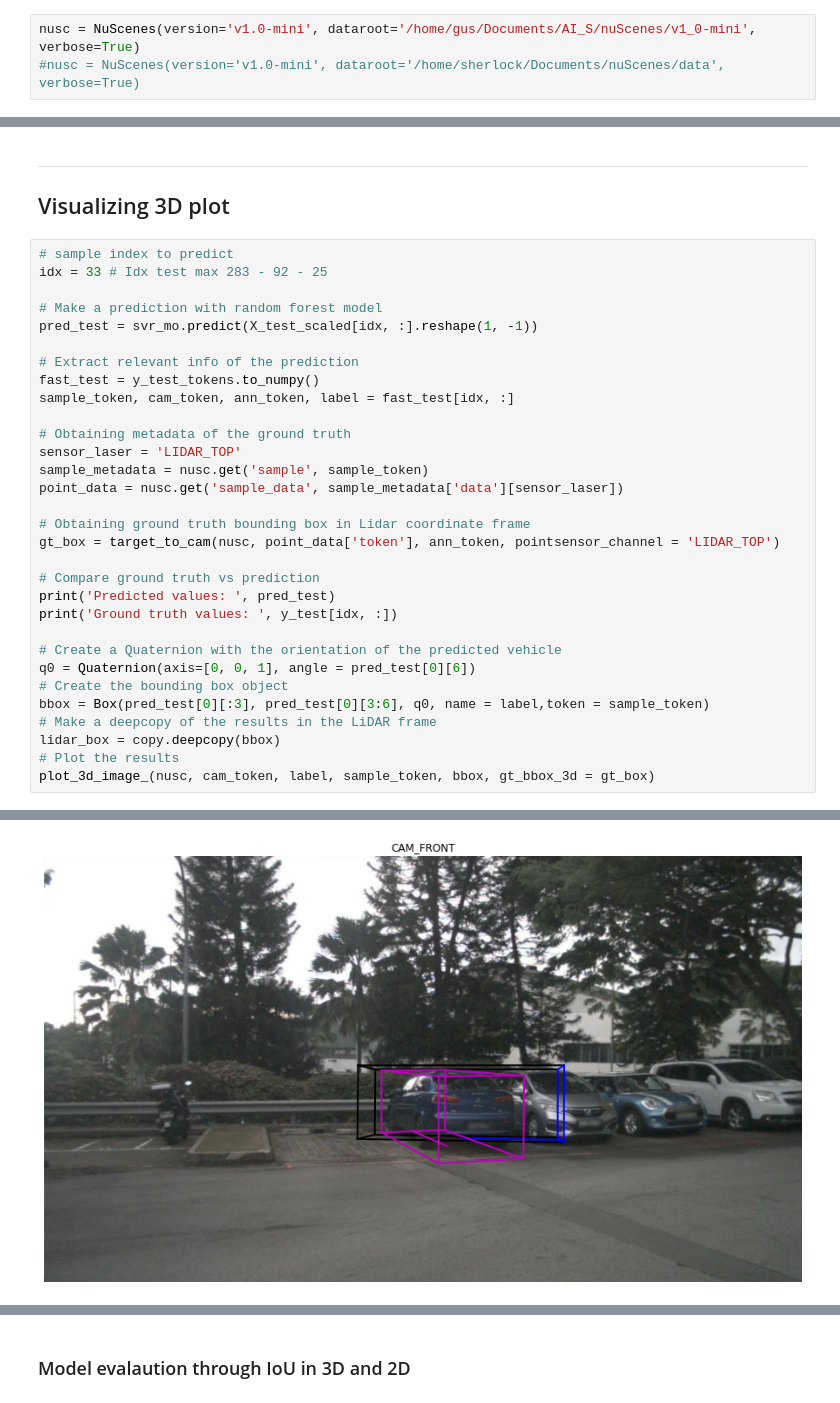
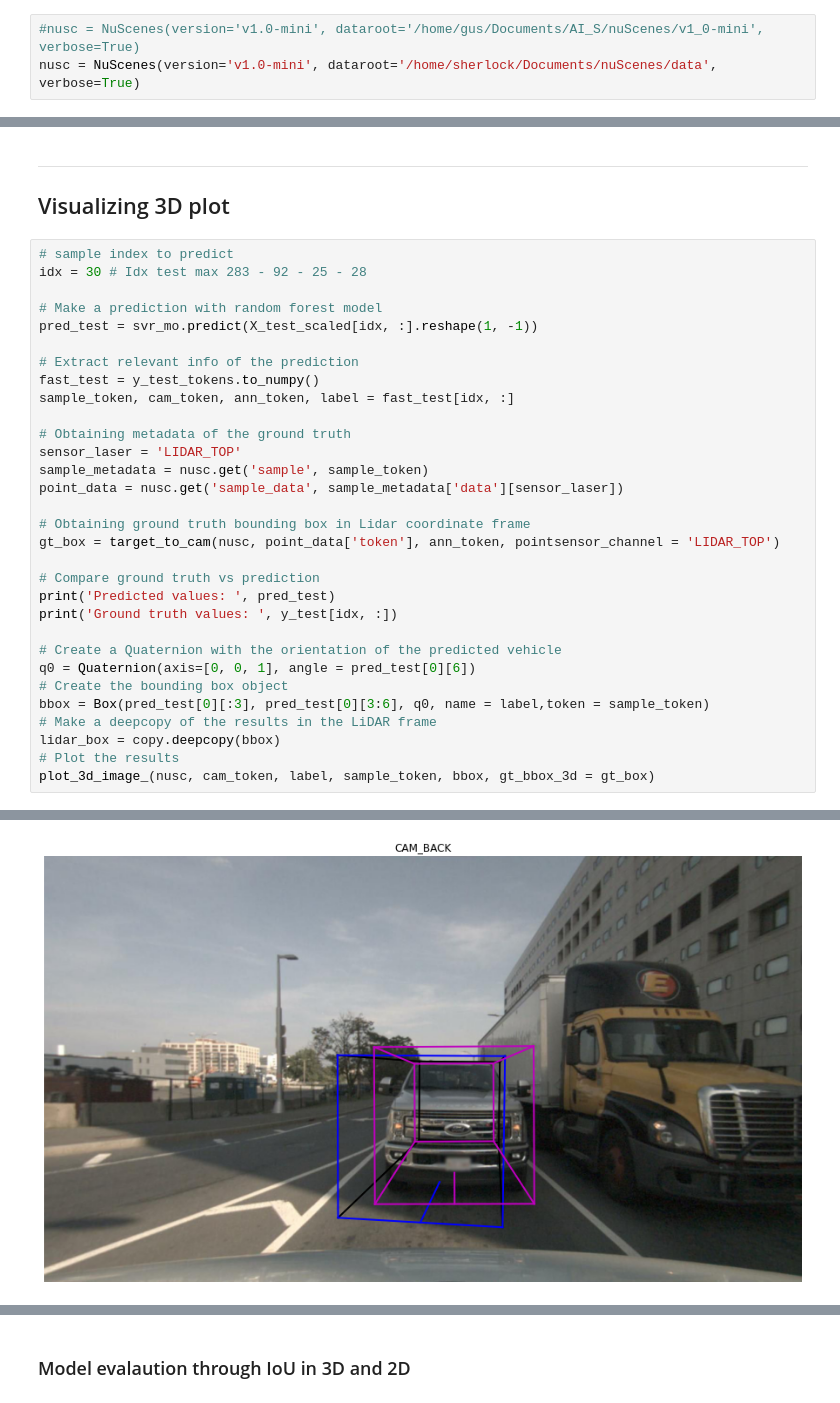
Before and after one commit to MikeS96/3d_obj_detection, a Jupyter notebook: 3D Bounding box regressor.ipynb, the cells around one changed output, grey strips where cells are left out. Cells and saved outputs as stored; diff of their text form.

```diff
--- a/3D Bounding box regressor.ipynb
+++ b/3D Bounding box regressor.ipynb
@@ -29,8 +29,8 @@ from utils.eval import get_3d_box, box3d_iou
 
 %matplotlib inline
 # %%
-nusc = NuScenes(version='v1.0-mini', dataroot='/home/gus/Documents/AI_S/nuScenes/v1_0-mini', verbose=True)
-#nusc = NuScenes(version='v1.0-mini', dataroot='/home/sherlock/Documents/nuScenes/data', verbose=True)
+#nusc = NuScenes(version='v1.0-mini', dataroot='/home/gus/Documents/AI_S/nuScenes/v1_0-mini', verbose=True)
+nusc = NuScenes(version='v1.0-mini', dataroot='/home/sherlock/Documents/nuScenes/data', verbose=True)
 # %% [output]
 ======
 Loading NuScenes tables for version v1.0-mini...
@@ -583,7 +583,7 @@ Average score Test: 0.689
 ## Visualizing 3D plot
 # %%
 # sample index to predict
-idx = 33 # Idx test max 283 - 92 - 25
+idx = 30 # Idx test max 283 - 92 - 25 - 28
 
 # Make a prediction with random forest model
 pred_test = svr_mo.predict(X_test_scaled[idx, :].reshape(1, -1))
@@ -620,4 +620,4 @@ Ground truth values:  [ 3.30450870e-03  1.30990222e+01 -4.92026004e-01  1.598000
-[figure, old version]
+[figure, new version]
 # %%
 # Mapping predicted bounding box to world coordinate frame
 #bbox_map_world = pred_to_world(nusc, point_data['token'], lidar_box, pointsensor_channel = 'LIDAR_TOP')
```
Also changed, not shown: parts of 11 cells of this notebook.
